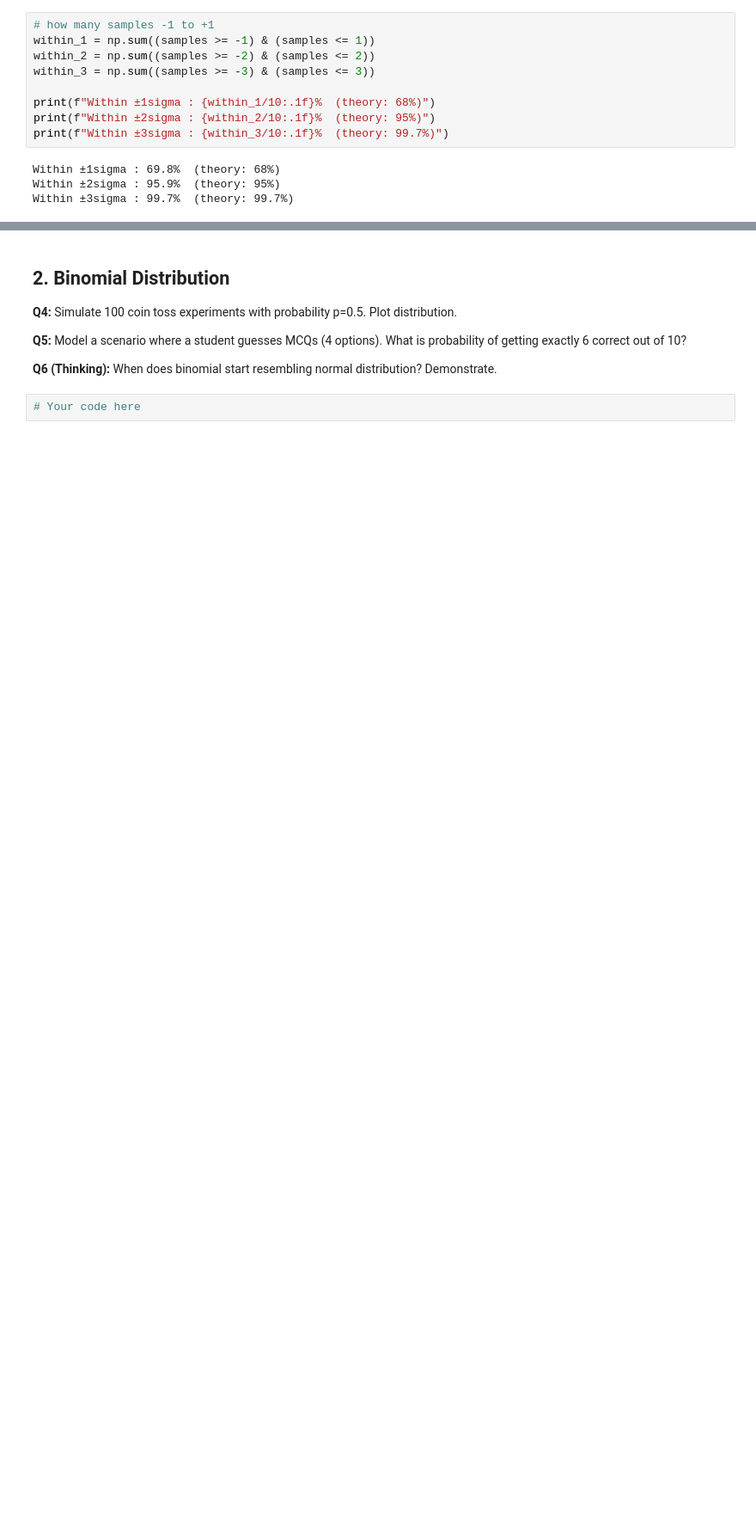
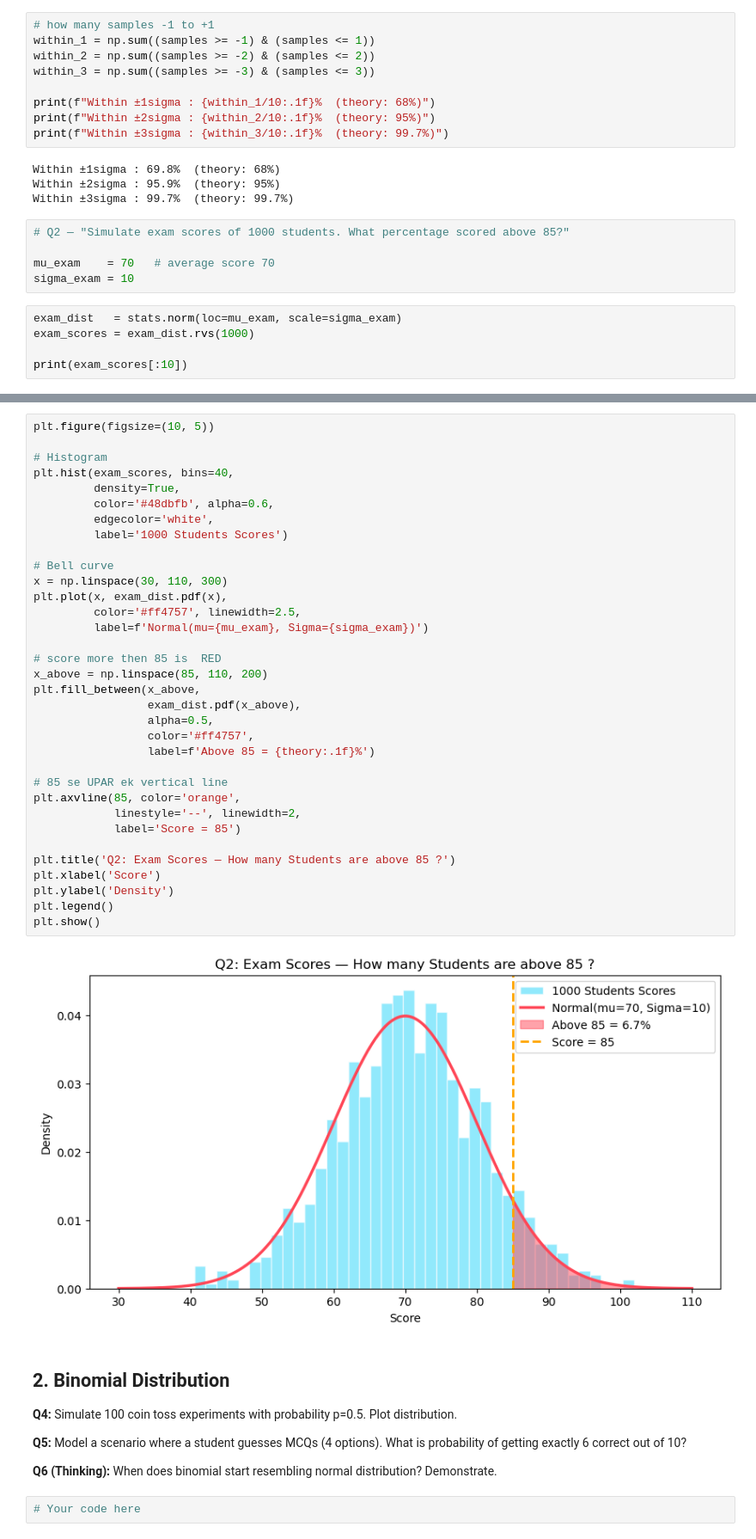
Before and after one commit to tashfeen786/AI-ML-BootCamp, a Jupyter notebook: NETSOL WORK/Week_4/probability_questions_extended.ipynb, the cells around one changed output, grey strips where cells are left out. Shown at 86% size. Drawn from its saved outputs; the diff is of its cells as text; blank space fills up the shorter version.

```diff
--- a/NETSOL WORK/Week_4/probability_questions_extended.ipynb
+++ b/NETSOL WORK/Week_4/probability_questions_extended.ipynb
@@ -90,3 +90,13 @@ print(f"Within ±3sigma : {within_3/10:.1f}%  (theory: 99.7%)")
 Within ±1sigma : 69.8%  (theory: 68%)
 Within ±2sigma : 95.9%  (theory: 95%)
 Within ±3sigma : 99.7%  (theory: 99.7%)
+# %%
+# Q2 — "Simulate exam scores of 1000 students. What percentage scored above 85?"
+
+mu_exam    = 70   # average score 70
+sigma_exam = 10
+# %%
+exam_dist   = stats.norm(loc=mu_exam, scale=sigma_exam)
+exam_scores = exam_dist.rvs(1000)
+
+print(exam_scores[:10])
@@ -93,3 +119,39 @@ Within ±3sigma : 99.7%  (theory: 99.7%)
+# %%
+plt.figure(figsize=(10, 5))
+
+# Histogram
+plt.hist(exam_scores, bins=40,
+         density=True,
+         color='#48dbfb', alpha=0.6,
+         edgecolor='white',
+         label='1000 Students Scores')
+
+# Bell curve
+x = np.linspace(30, 110, 300)
+plt.plot(x, exam_dist.pdf(x),
+         color='#ff4757', linewidth=2.5,
+         label=f'Normal(mu={mu_exam}, Sigma={sigma_exam})')
+
+# score more then 85 is  RED
+x_above = np.linspace(85, 110, 200)
+plt.fill_between(x_above,
+                 exam_dist.pdf(x_above),
+                 alpha=0.5,
+                 color='#ff4757',
+                 label=f'Above 85 = {theory:.1f}%')
+
+# 85 se UPAR ek vertical line
+plt.axvline(85, color='orange',
+            linestyle='--', linewidth=2,
+            label='Score = 85')
+
+plt.title('Q2: Exam Scores — How many Students are above 85 ?')
+plt.xlabel('Score')
+plt.ylabel('Density')
+plt.legend()
+plt.show()
+# %% [output]
+[figure, added]
 # %% [markdown]
 ## 2. Binomial Distribution
 
```
Also changed, not shown: parts of 2 cells of this notebook.
